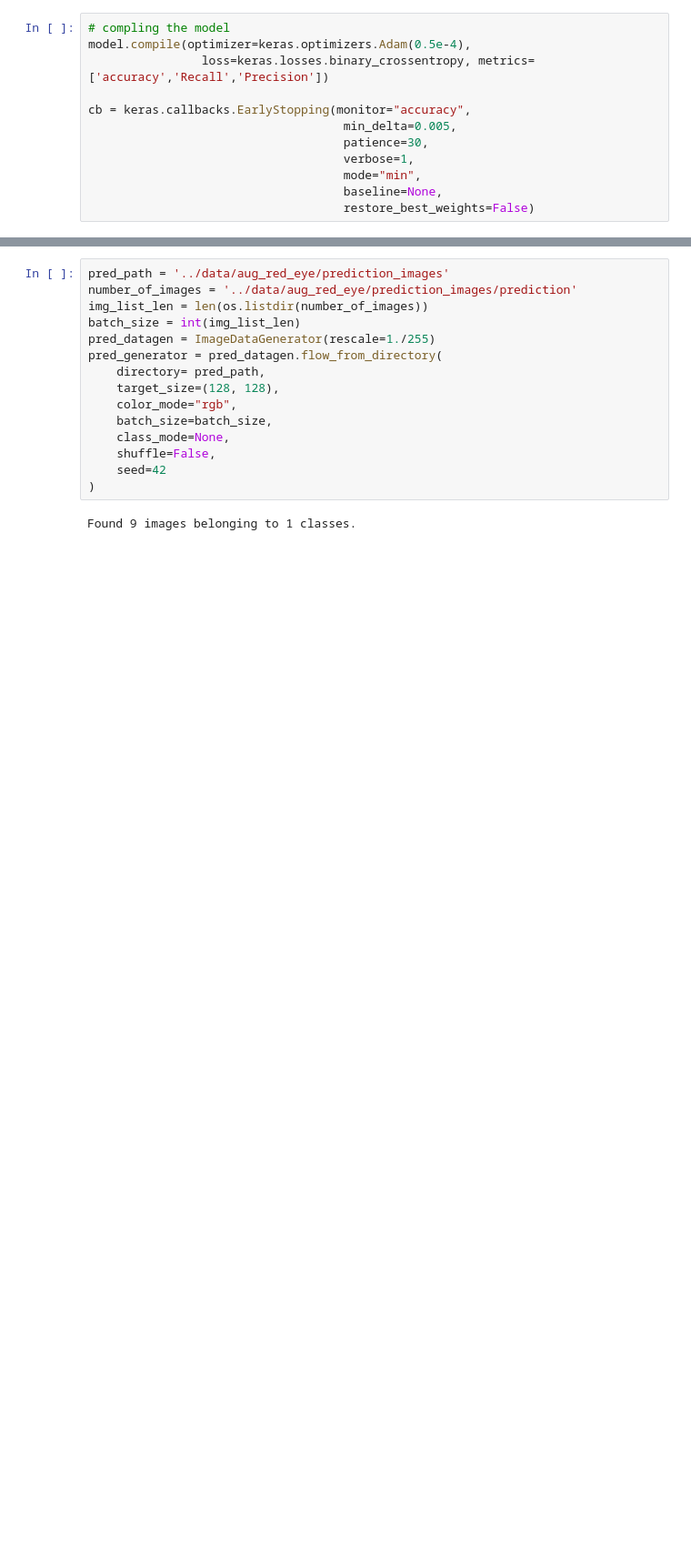
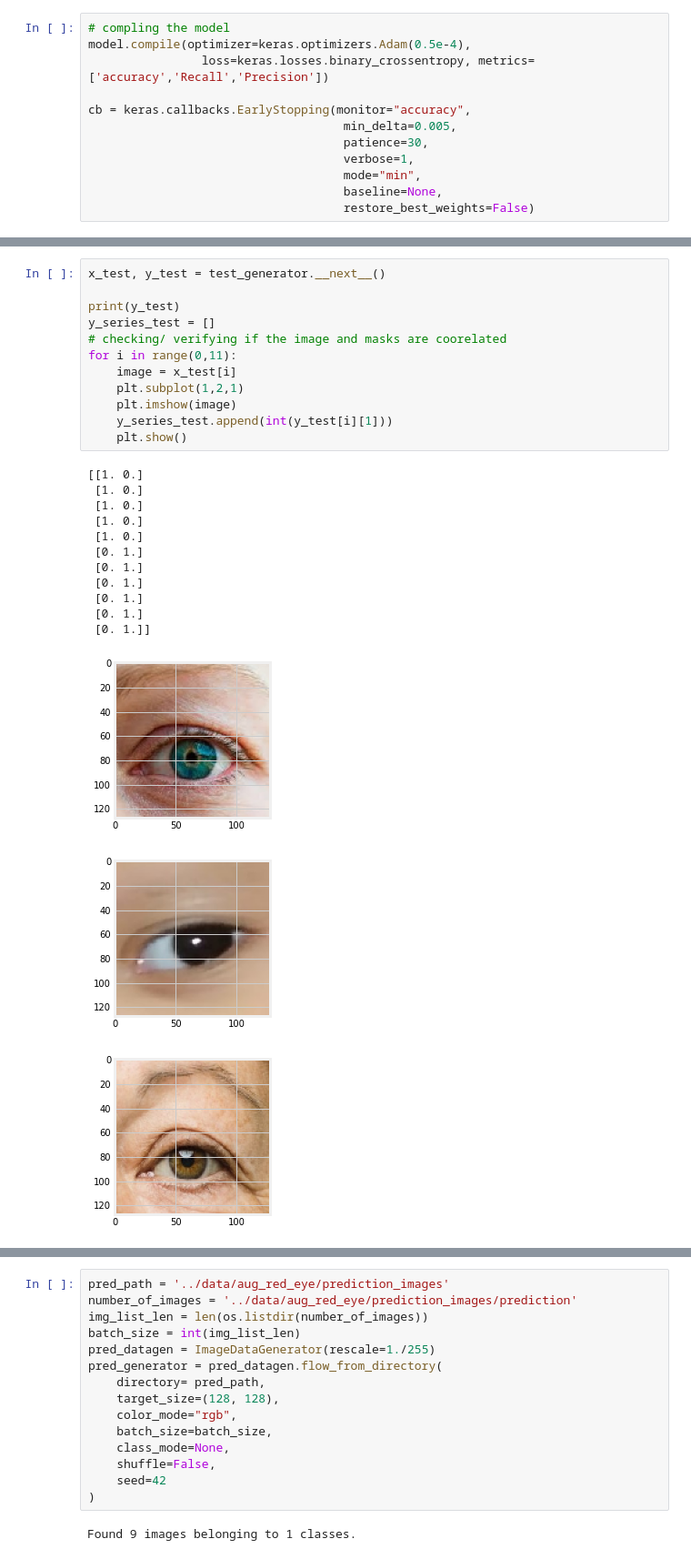
Before and after one commit to jaybfn/Red-Eye-Detection, a Jupyter notebook: script/train.ipynb, the cells around one changed output, grey strips where cells are left out. Shown at 91% size. Cells and saved outputs as stored; diff of their text form; blank space fills up the shorter version.

```diff
--- a/script/train.ipynb
+++ b/script/train.ipynb
@@ -180,0 +191,27 @@ Model Evalution Score
+# %%
+x_test, y_test = test_generator.__next__()
+
+print(y_test)
+y_series_test = []
+# checking/ verifying if the image and masks are coorelated
+for i in range(0,11):
+    image = x_test[i]
+    plt.subplot(1,2,1)
+    plt.imshow(image)
+    y_series_test.append(int(y_test[i][1]))
+    plt.show()
+# %% [output]
+[[1. 0.]
+ [1. 0.]
+ [1. 0.]
+ [1. 0.]
+ [1. 0.]
+ [0. 1.]
+ [0. 1.]
+ [0. 1.]
+ [0. 1.]
+ [0. 1.]
+ [0. 1.]]
+[figure, added]
+[figure, added]
+[figure, added]
```
Also changed, not shown: parts of 11 cells of this notebook.
